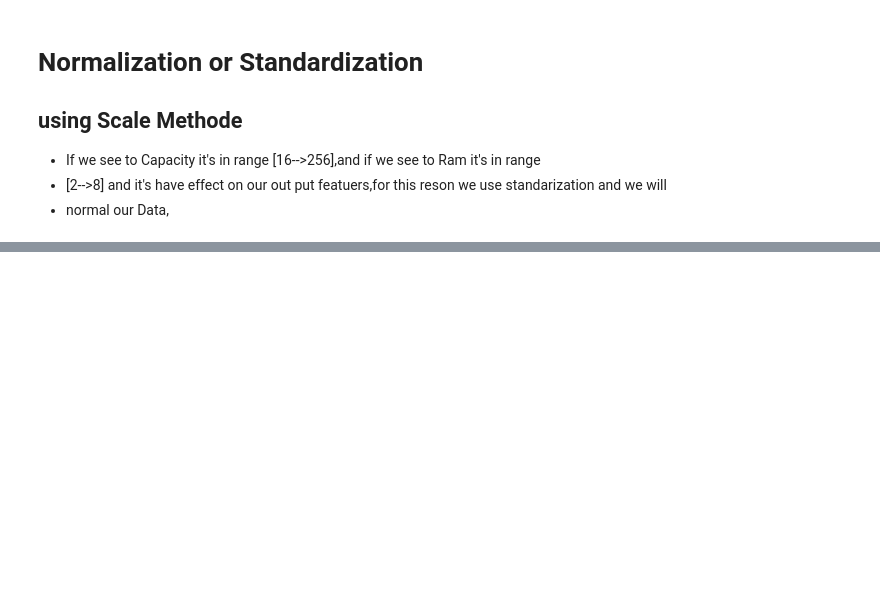
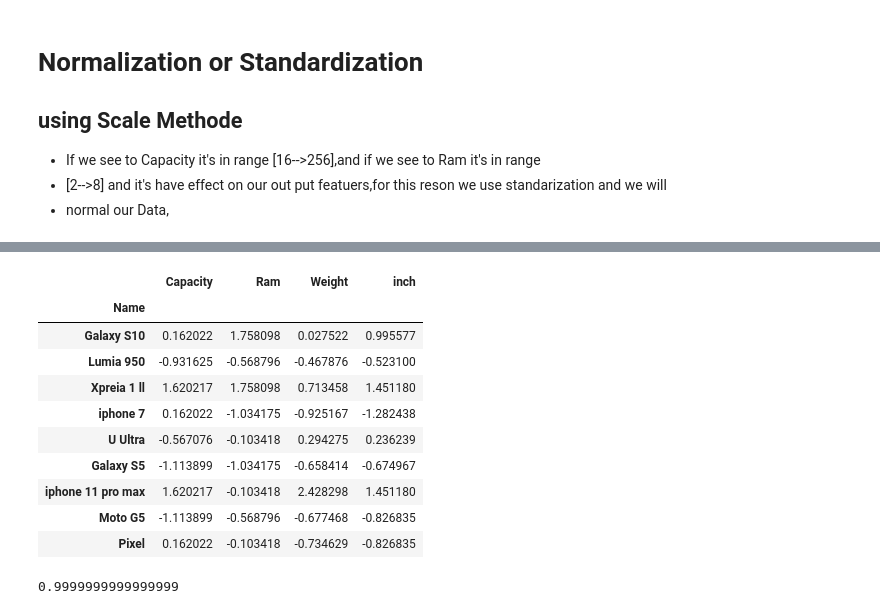
Before and after one commit to HasibullahAman/Preprocessing_DataSince, a Jupyter notebook: Preprocessing_Persion/preProccssing.ipynb, the cells around one changed output, grey strips where cells are left out. Cells and saved outputs as stored; diff of their text form; code cells hidden in the pictures; blank space fills up the shorter version.

```diff
--- a/Preprocessing_Persion/preProccssing.ipynb
+++ b/Preprocessing_Persion/preProccssing.ipynb
@@ -612,0 +633,2 @@ sm.describe()
+# %%
+sm_scale = scale(sm)
@@ -612,0 +647,20 @@ sm.describe()
+# %%
+sn = pd.DataFrame(sm_scale,index=sm.index,columns=sm.columns)
+# %%
+sn
+# %% [output]
+|  | Capacity | Ram | Weight | inch |
+| Name |  |  |  |  |
+| Galaxy S10 | 0.162022 | 1.758098 | 0.027522 | 0.995577 |
+| Lumia 950 | -0.931625 | -0.568796 | -0.467876 | -0.523100 |
+| Xpreia 1 ll | 1.620217 | 1.758098 | 0.713458 | 1.451180 |
+| iphone 7 | 0.162022 | -1.034175 | -0.925167 | -1.282438 |
+| U Ultra | -0.567076 | -0.103418 | 0.294275 | 0.236239 |
+| Galaxy S5 | -1.113899 | -1.034175 | -0.658414 | -0.674967 |
+| iphone 11 pro max | 1.620217 | -0.103418 | 2.428298 | 1.451180 |
+| Moto G5 | -1.113899 | -0.568796 | -0.677468 | -0.826835 |
+| Pixel | 0.162022 | -0.103418 | -0.734629 | -0.826835 |
+# %%
+np.std(sn.Capacity)
+# %% [output]
+0.9999999999999999
```
Also changed, not shown: parts of 14 cells of this notebook.
